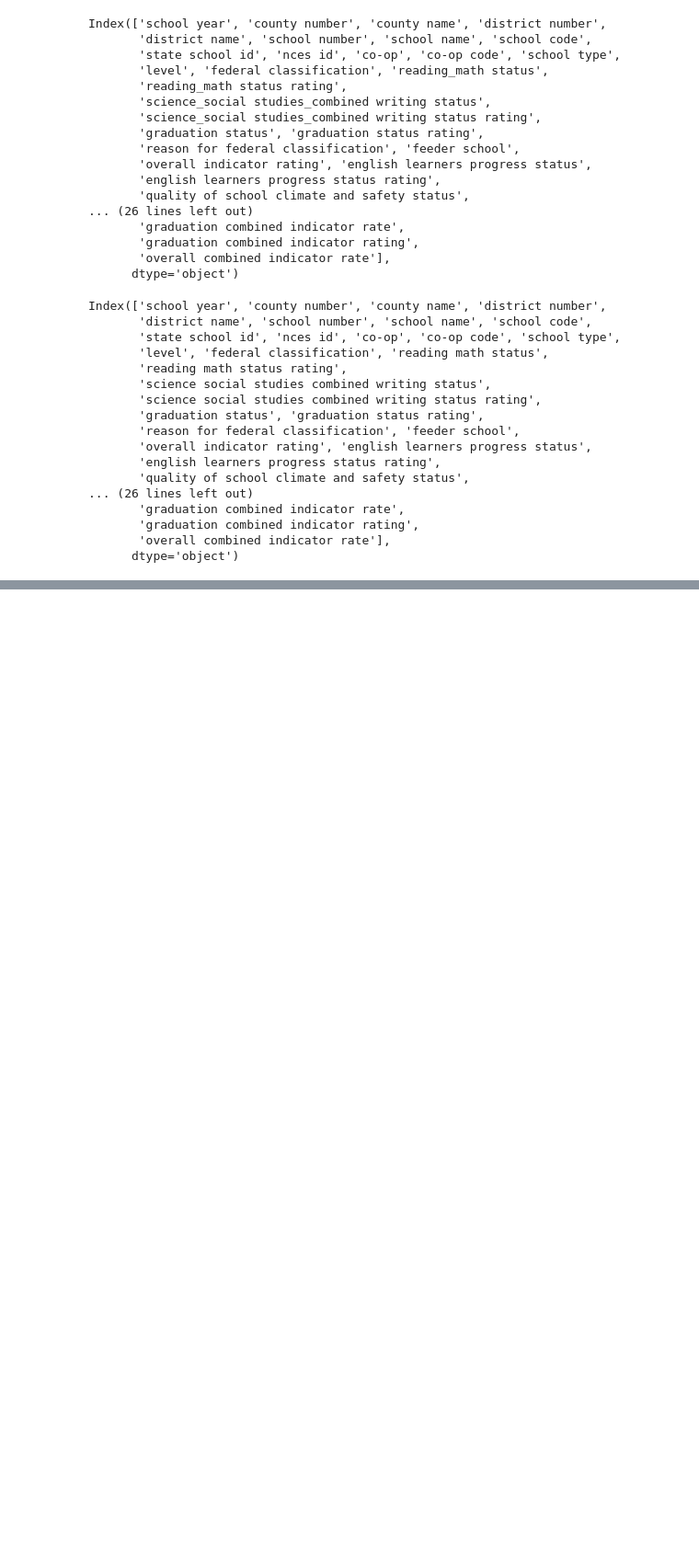
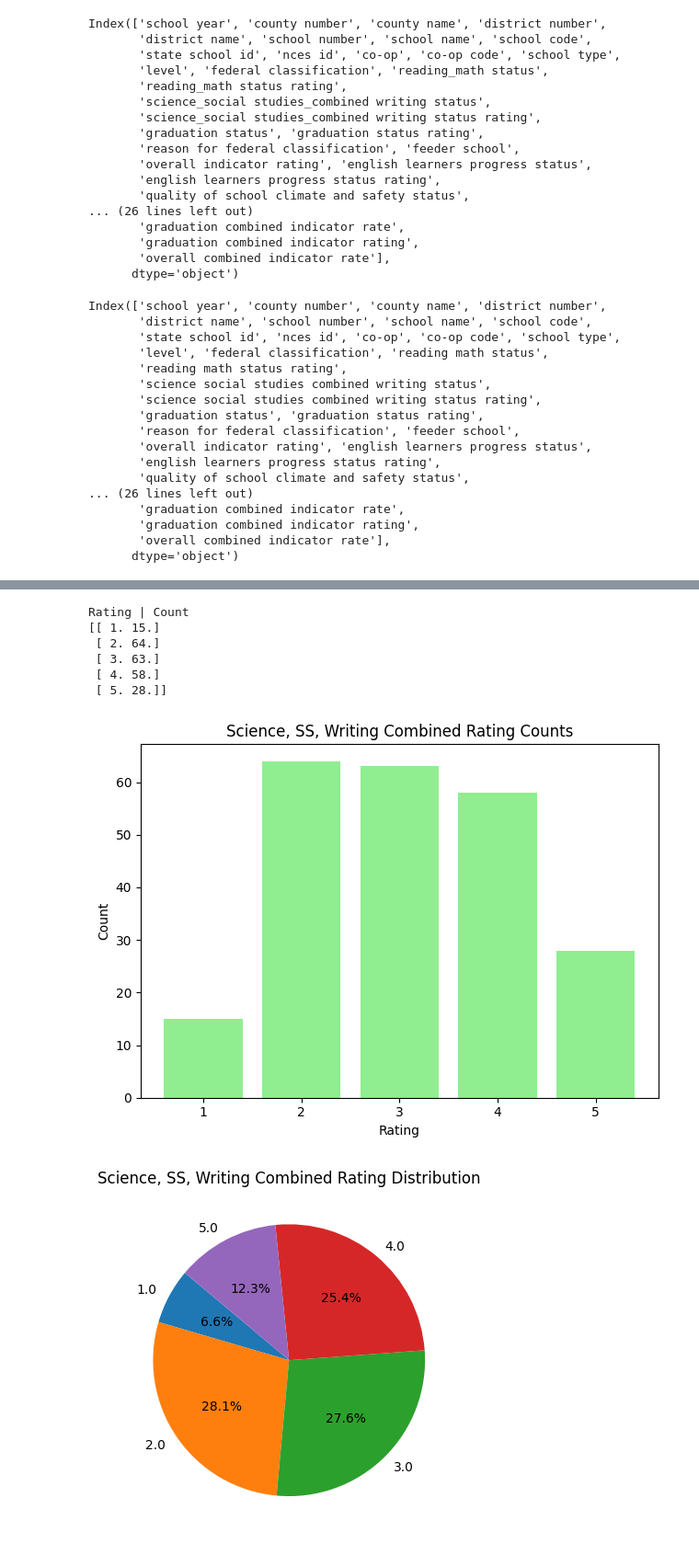
Before and after one commit to davejbud88/Preparing_Students, a Jupyter notebook: School_Data.ipynb, the cells around one changed output, grey strips where cells are left out. Shown at 92% size. Saved outputs shown, nothing was run; the diff lists cells and outputs as text; code cells hidden in the pictures; blank space fills up the shorter version.

```diff
--- a/School_Data.ipynb
+++ b/School_Data.ipynb
@@ -95,0 +334,25 @@ print(df_Level)
+# %%
+science_ss_counts = np.unique(table['science social studies combined writing status rating'], return_counts=True)
+science_ss_counts_table = np.column_stack((science_ss_counts[0], science_ss_counts[1]))
+print("Rating | Count")
+print(science_ss_counts_table)
+
+plt.bar(science_ss_counts[0],science_ss_counts[1], color='lightgreen')
+plt.title('Science, SS, Writing Combined Rating Counts')
+plt.xlabel('Rating')
+plt.ylabel('Count')
+plt.tight_layout()
+plt.show()
+
+plt.pie(science_ss_counts[1], labels=science_ss_counts[0], autopct='%1.1f%%', startangle=140)
+plt.title('Science, SS, Writing Combined Rating Distribution')
+plt.show()
+# %% [output]
+Rating | Count
+[[ 1. 15.]
+ [ 2. 64.]
+ [ 3. 63.]
+ [ 4. 58.]
+ [ 5. 28.]]
+[figure, added]
+[figure, added]
```
Also changed, not shown: parts of 20 cells of this notebook, 2 other files.
